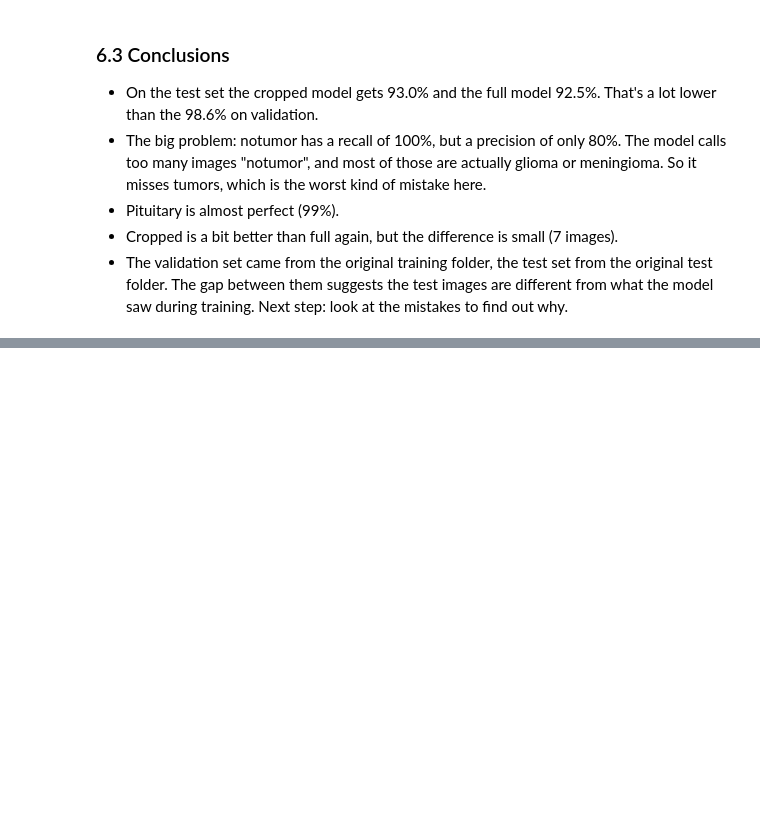
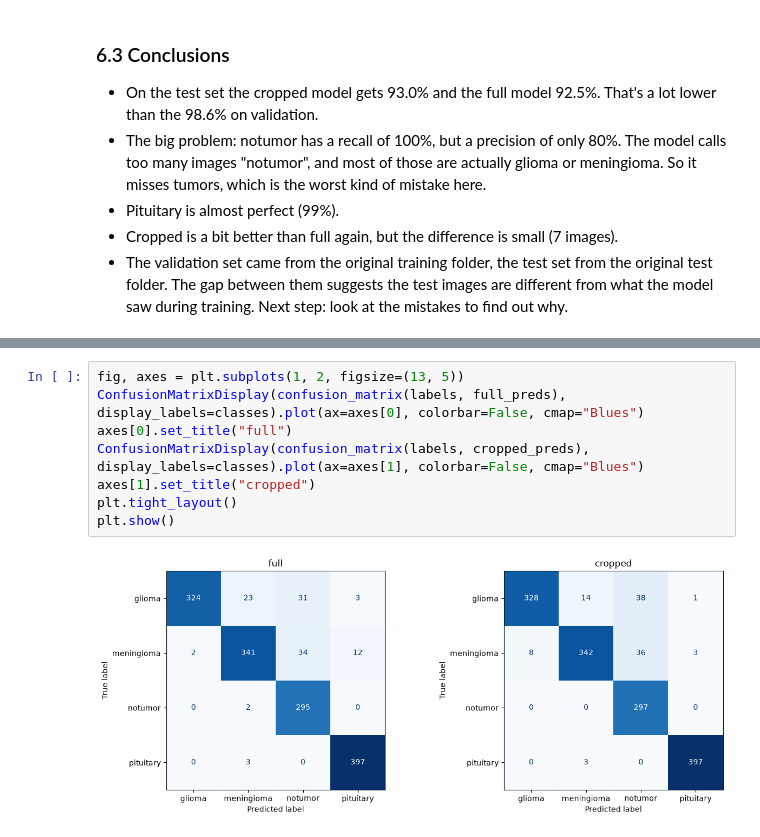
Before and after one commit to brieq/brain-tumor-mri-classification, a Jupyter notebook: notebooks/04_evaluation.ipynb, the cells around one changed output, grey strips where cells are left out. Saved outputs shown, nothing was run; the diff lists cells and outputs as text; blank space fills up the shorter version.

Commit message:
Evaluation: error analysis shows source shortcut

```diff
--- a/notebooks/04_evaluation.ipynb
+++ b/notebooks/04_evaluation.ipynb
@@ -139,0 +147,10 @@ pd.concat([full_report.loc[classes, ["precision", "recall"]], cropped_report.loc
+# %%
+fig, axes = plt.subplots(1, 2, figsize=(13, 5))
+ConfusionMatrixDisplay(confusion_matrix(labels, full_preds), display_labels=classes).plot(ax=axes[0], colorbar=False, cmap="Blues")
+axes[0].set_title("full")
+ConfusionMatrixDisplay(confusion_matrix(labels, cropped_preds), display_labels=classes).plot(ax=axes[1], colorbar=False, cmap="Blues")
+axes[1].set_title("cropped")
+plt.tight_layout()
+plt.show()
+# %% [output]
+[figure, added]
```
Also changed, not shown: parts of 7 cells of this notebook.
